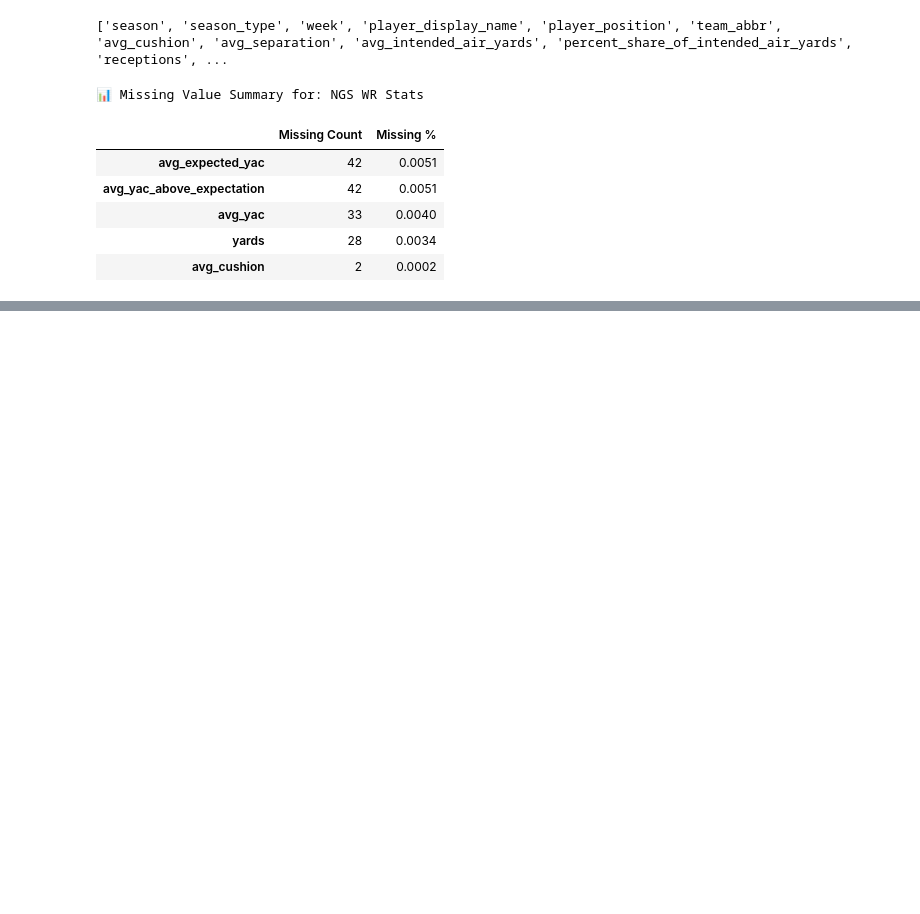
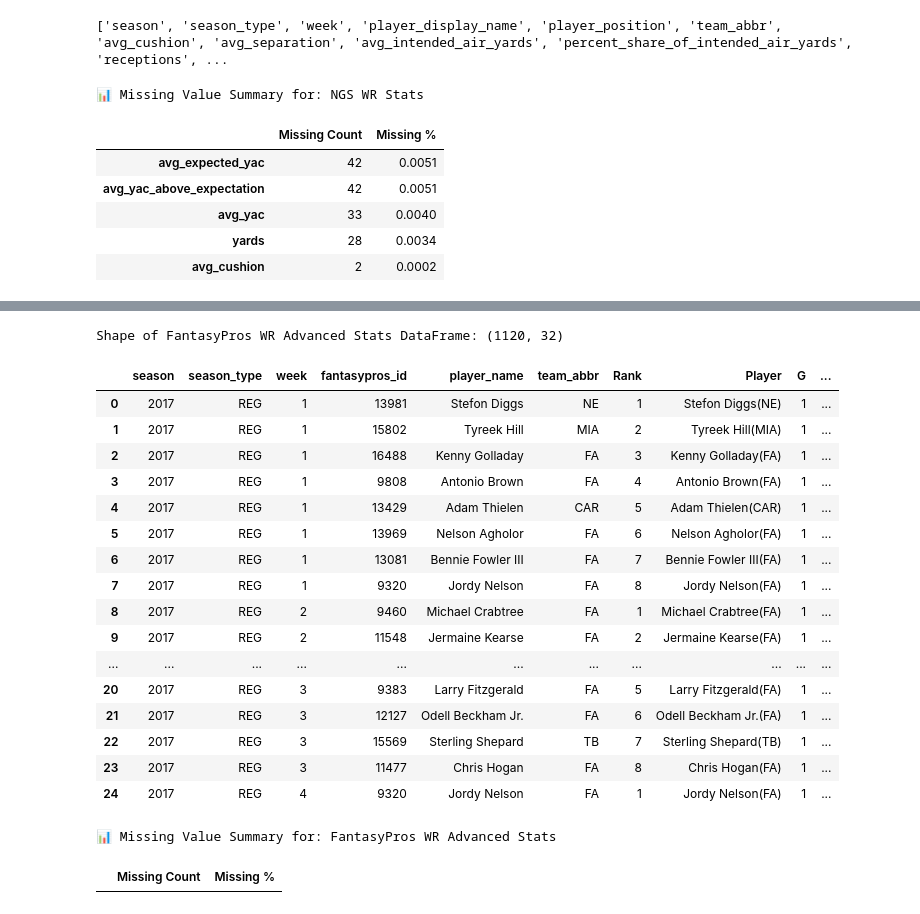
Before and after one commit to ARCtechmo/fanfav, a Jupyter notebook: wr_df_v2.ipynb, the cells around one changed output, grey strips where cells are left out. Drawn from its saved outputs; the diff is of its cells as text; code cells hidden in the pictures; blank space fills up the shorter version.

```diff
--- a/wr_df_v2.ipynb
+++ b/wr_df_v2.ipynb
@@ -83,0 +93,33 @@ def generate_year_week_combinations(start_year, end_year):
+# %%
+# Builds (year, week) pairs for scraping.
+# - 2017–2020: weeks 1–17
+# - 2021+: weeks 1–18
+def generate_year_week_combinations(start_year, end_year, current_year=None, current_week=None):
+    combos = []
+    for year in range(start_year, end_year + 1):
+        max_regular = 17 if year <= 2020 else 18
+
+        # Handle the current year
+        if current_year is not None and year == current_year:
+            if current_week is None or current_week == 0:
+                # preseason: don't add any weeks for this year
+                continue
+            upper = min(max_regular, int(current_week))
+        else:
+            upper = max_regular
+
+        combos.extend([(year, wk) for wk in range(1, upper + 1)])
+    return combos
+# %%
+# define the year, week, and season type
+current_year = season_start_date.year
+current_week = get_current_week()
+season_type  = get_season_type(current_week, REG_WEEKS)
+
+years = get_year_range(current_year, current_week, start_year=2017)
+year_week_pairs = generate_year_week_combinations(
+    start_year=years[0] if years else 2017,
+    end_year=years[-1] if years else current_year - 1,
+    current_year=current_year,
+    current_week=current_week
+)
@@ -611,0 +748,33 @@ wr_redzone_stats_df = wr_scrape_fp_redzone(fp_years[0], fp_years[-1])
+# %%
+# output: a dataframe of WR fantasypros advanced stats
+wr_fp_advanced_stats_df, fp_errors = wr_scrape_fp_adv_stats(
+    year_week_pairs,
+    save_csv_path="wr_fp_advanced_stats.csv"
+)
+
+# ✅ Updated null analysis using helper function
+print(f"Shape of FantasyPros WR Advanced Stats DataFrame: {wr_fp_advanced_stats_df.shape}")
+
+display(wr_fp_advanced_stats_df.head(25))
+display(check_nulls(wr_fp_advanced_stats_df, name="FantasyPros WR Advanced Stats"))
+# %% [output]
+Shape of FantasyPros WR Advanced Stats DataFrame: (1120, 32)
+|  | season | season_type | week | fantasypros_id | player_name | team_abbr | Rank | Player | G | ... |
+| 0 | 2017 | REG | 1 | 13981 | Stefon Diggs | NE | 1 | Stefon Diggs(NE) | 1 | ... |
+| 1 | 2017 | REG | 1 | 15802 | Tyreek Hill | MIA | 2 | Tyreek Hill(MIA) | 1 | ... |
+| 2 | 2017 | REG | 1 | 16488 | Kenny Golladay | FA | 3 | Kenny Golladay(FA) | 1 | ... |
+| 3 | 2017 | REG | 1 | 9808 | Antonio Brown | FA | 4 | Antonio Brown(FA) | 1 | ... |
+| 4 | 2017 | REG | 1 | 13429 | Adam Thielen | CAR | 5 | Adam Thielen(CAR) | 1 | ... |
+| 5 | 2017 | REG | 1 | 13969 | Nelson Agholor | FA | 6 | Nelson Agholor(FA) | 1 | ... |
+| 6 | 2017 | REG | 1 | 13081 | Bennie Fowler III | FA | 7 | Bennie Fowler III(FA) | 1 | ... |
+| 7 | 2017 | REG | 1 | 9320 | Jordy Nelson | FA | 8 | Jordy Nelson(FA) | 1 | ... |
+| 8 | 2017 | REG | 2 | 9460 | Michael Crabtree | FA | 1 | Michael Crabtree(FA) | 1 | ... |
+| 9 | 2017 | REG | 2 | 11548 | Jermaine Kearse | FA | 2 | Jermaine Kearse(FA) | 1 | ... |
+| ... | ... | ... | ... | ... | ... | ... | ... | ... | ... | ... |
+| 20 | 2017 | REG | 3 | 9383 | Larry Fitzgerald | FA | 5 | Larry Fitzgerald(FA) | 1 | ... |
+| 21 | 2017 | REG | 3 | 12127 | Odell Beckham Jr. | FA | 6 | Odell Beckham Jr.(FA) | 1 | ... |
+| 22 | 2017 | REG | 3 | 15569 | Sterling Shepard | TB | 7 | Sterling Shepard(TB) | 1 | ... |
+| 23 | 2017 | REG | 3 | 11477 | Chris Hogan | FA | 8 | Chris Hogan(FA) | 1 | ... |
+| 24 | 2017 | REG | 4 | 9320 | Jordy Nelson | FA | 1 | Jordy Nelson(FA) | 1 | ... |
+📊 Missing Value Summary for: FantasyPros WR Advanced Stats
+|  | Missing Count | Missing % |
```
Also changed, not shown: parts of 64 cells of this notebook.
